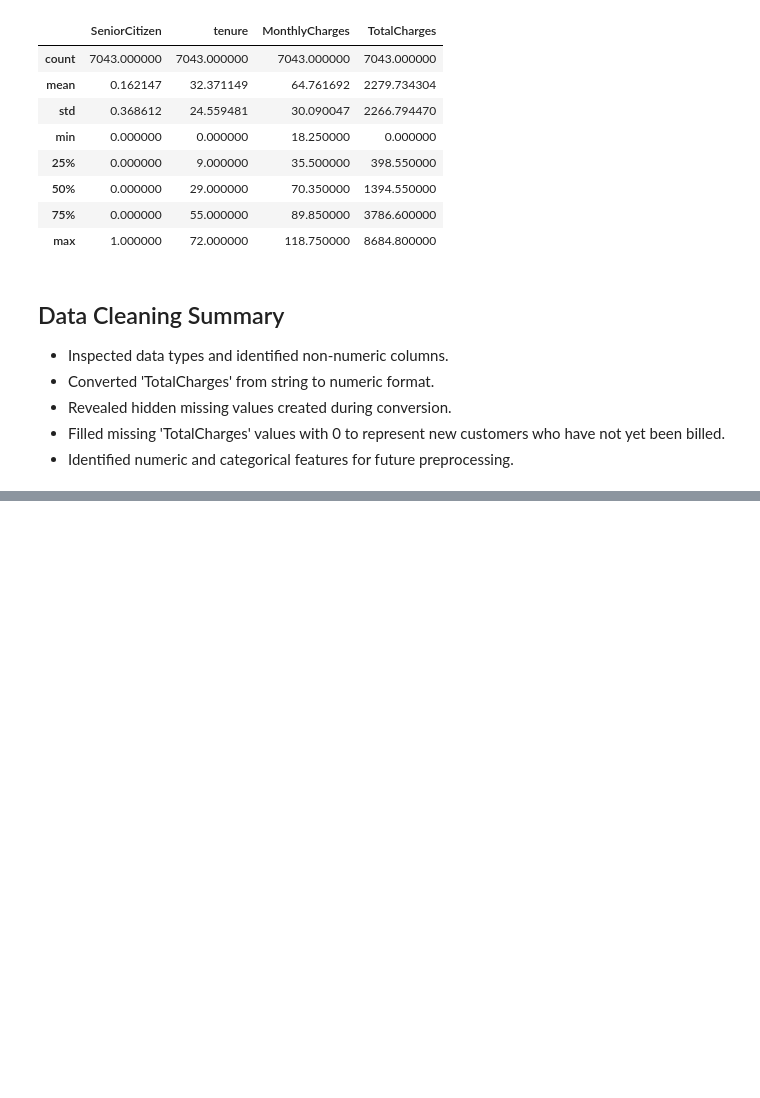
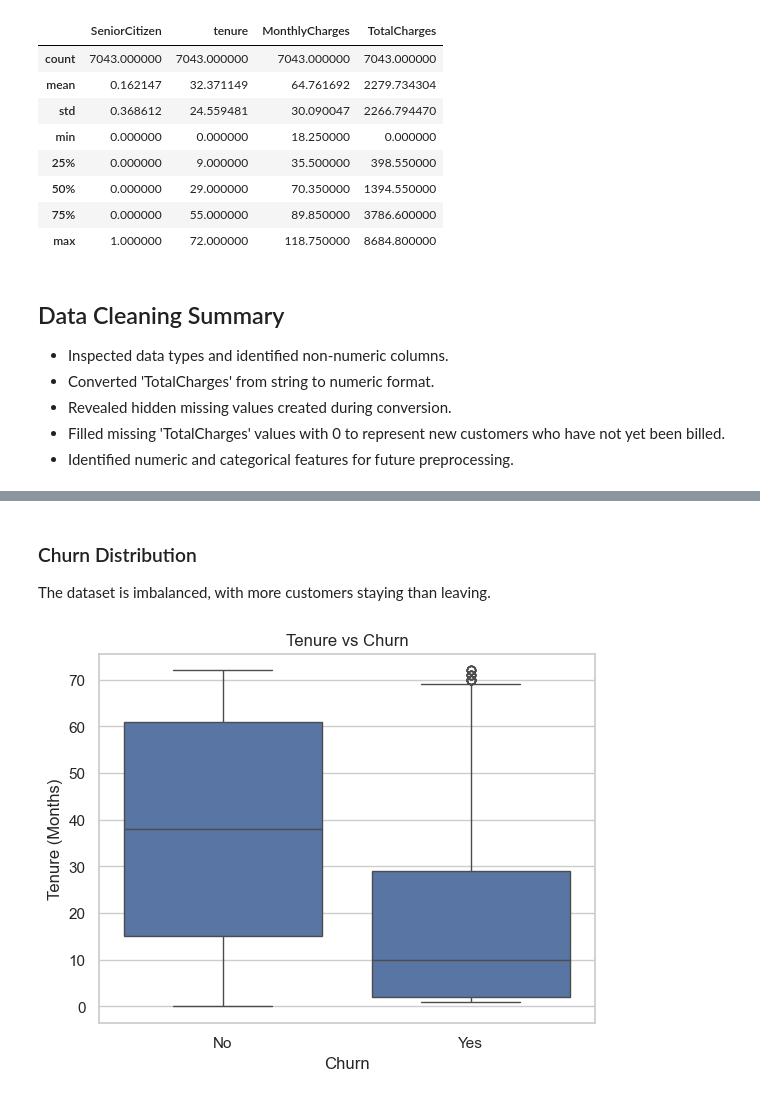
Before and after one commit to japjot-singh08/telco-customer-churn, a Jupyter notebook: customer_churn_analysis.ipynb, the cells around one changed output, grey strips where cells are left out. Saved outputs shown, nothing was run; the diff lists cells and outputs as text; code cells hidden in the pictures; blank space fills up the shorter version.

```diff
--- a/customer_churn_analysis.ipynb
+++ b/customer_churn_analysis.ipynb
@@ -166,0 +182,11 @@ data.describe()
+# %% [markdown]
+### Churn Distribution
+The dataset is imbalanced, with more customers staying than leaving.
+# %%
+sns.boxplot(x='Churn', y='tenure', data=data)
+plt.title('Tenure vs Churn')
+plt.xlabel('Churn')
+plt.ylabel('Tenure (Months)')
+plt.show()
+# %% [output]
+[figure, added]
```
Also changed, not shown: parts of 11 cells of this notebook.
